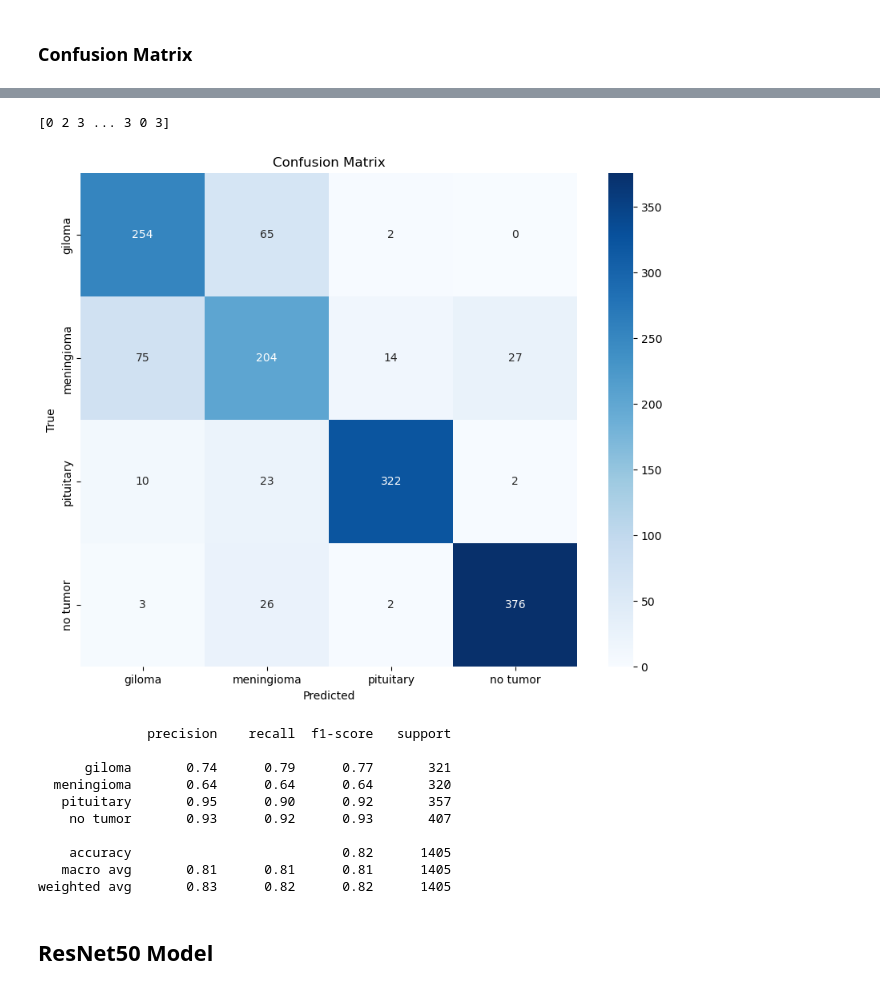
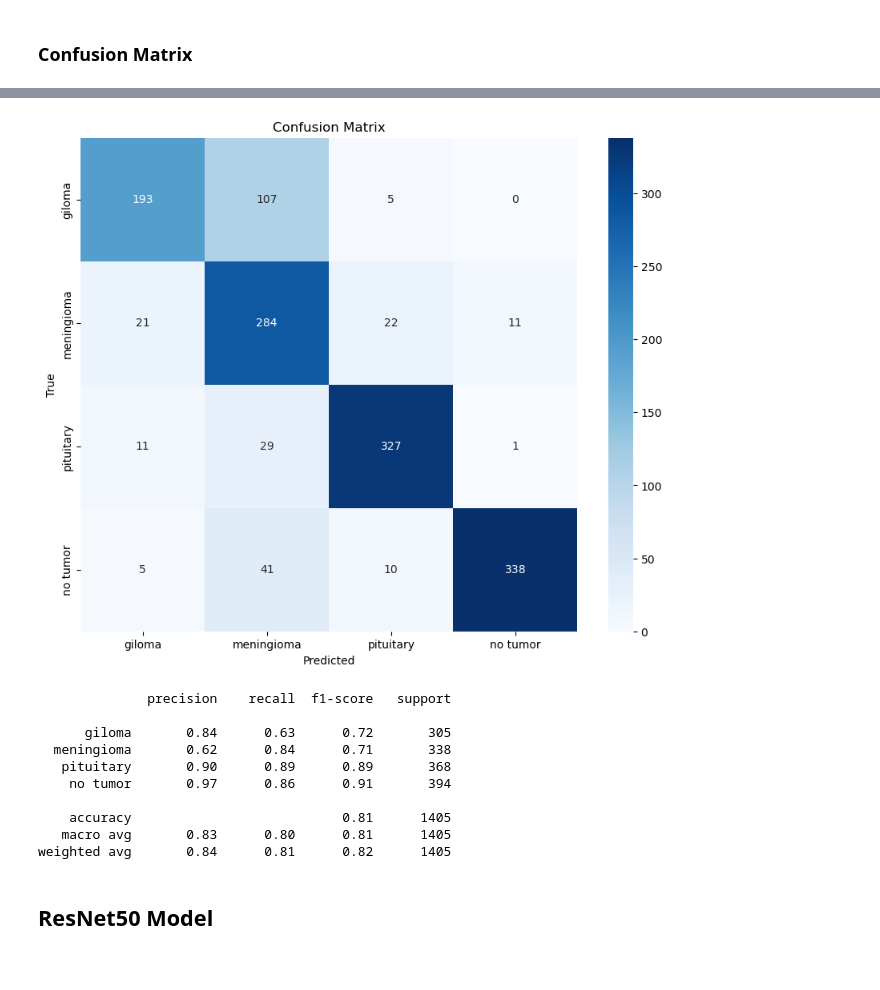
Before and after one commit to jackmorgan2001/tumor-detection-project, a Jupyter notebook: tumor_detection_code.ipynb, the cells around one changed output, grey strips where cells are left out. Drawn from its saved outputs; the diff is of its cells as text; code cells hidden in the pictures.

```diff
--- a/tumor_detection_code.ipynb
+++ b/tumor_detection_code.ipynb
@@ -547,12 +631,8 @@ all images : 5
 # %%
 num_classes = 4
-model_seg = tf.keras.Sequential([
+model_detect = tf.keras.Sequential([
     tf.keras.layers.Conv2D(32, (3, 3), padding='same', activation=tf.nn.relu, input_shape=(256, 256, 3)),  # Adjusted input shape
     tf.keras.layers.MaxPooling2D((2, 2), strides=2),
-    tf.keras.layers.Conv2D(32, (3, 3), padding='same', activation=tf.nn.relu),
-    tf.keras.layers.Conv2D(32, (3, 3), padding='same', activation=tf.nn.relu),
-    tf.keras.layers.MaxPooling2D((2, 2), strides=2),
-    tf.keras.layers.Conv2D(32, (3, 3), padding='same', activation=tf.nn.relu),
     tf.keras.layers.Conv2D(32, (3, 3), padding='same', activation=tf.nn.relu),
     tf.keras.layers.MaxPooling2D((2, 2), strides=2),
     tf.keras.layers.Dropout(0.5),
@@ -562,8 +642,8 @@ model_seg = tf.keras.Sequential([
 ])
 
 # Model Compilation
-model_seg.compile(optimizer='adam', loss='sparse_categorical_crossentropy', metrics=['accuracy'])
+model_detect.compile(optimizer='adam', loss='sparse_categorical_crossentropy', metrics=['accuracy'])
 
 # Model Training using Validation Data
-history_seg = model_seg.fit(X_train, y_train, batch_size=16, epochs=1, verbose=1, validation_data=(X_val, y_val))
+history_detect = model_detect.fit(X_train, y_train, batch_size=16, epochs=1, verbose=1, validation_data=(X_val, y_val))
 # %% [output]
@@ -595,8 +675,8 @@ Test Accuracy: 0.8227757811546326
 # %% [markdown]
 ### Confusion Matrix
 # %%
-test_predictions_seg = model_seg.predict(X_test)
-test_predictions_classes_seg = np.argmax(test_predictions_seg, axis=1)
+test_predictions_detect = model_detect.predict(X_test)
+test_predictions_classes_detect = np.argmax(test_predictions_detect, axis=1)
 
 tumor_types = ['giloma', 'meningioma', 'pituitary', 'no tumor']
 # %% [output]
@@ -604,25 +684,21 @@ tumor_types = ['giloma', 'meningioma', 'pituitary', 'no tumor']
-# %%
-print(y_test)
-# %% [output]
-[0 2 3 ... 3 0 3]
 # %%
-confusion_mat(y_test, test_predictions_classes_seg, tumor_types)
+confusion_mat(y_test, test_predictions_classes_detect, tumor_types)
 # %% [output]
-[figure, old version]
+[figure, new version]
 # %%
-report_seg = classification_report(y_test, test_predictions_classes_seg, target_names=tumor_types)
-print(report_seg)
+report_model_detect = classification_report(y_test, test_predictions_classes_detect, target_names=tumor_types)
+print(report_model_detect)
 # %% [output]
               precision    recall  f1-score   support
 
-      giloma       0.74      0.79      0.77       321
-  meningioma       0.64      0.64      0.64       320
-   pituitary       0.95      0.90      0.92       357
-    no tumor       0.93      0.92      0.93       407
+      giloma       0.84      0.63      0.72       305
+  meningioma       0.62      0.84      0.71       338
+   pituitary       0.90      0.89      0.89       368
+    no tumor       0.97      0.86      0.91       394
 
-    accuracy                           0.82      1405
-   macro avg       0.81      0.81      0.81      1405
-weighted avg       0.83      0.82      0.82      1405
+    accuracy                           0.81      1405
+   macro avg       0.83      0.80      0.81      1405
+weighted avg       0.84      0.81      0.82      1405
 # %% [markdown]
 ## ResNet50 Model
 # %% [markdown]
```
Also changed, not shown: parts of 64 cells of this notebook.
